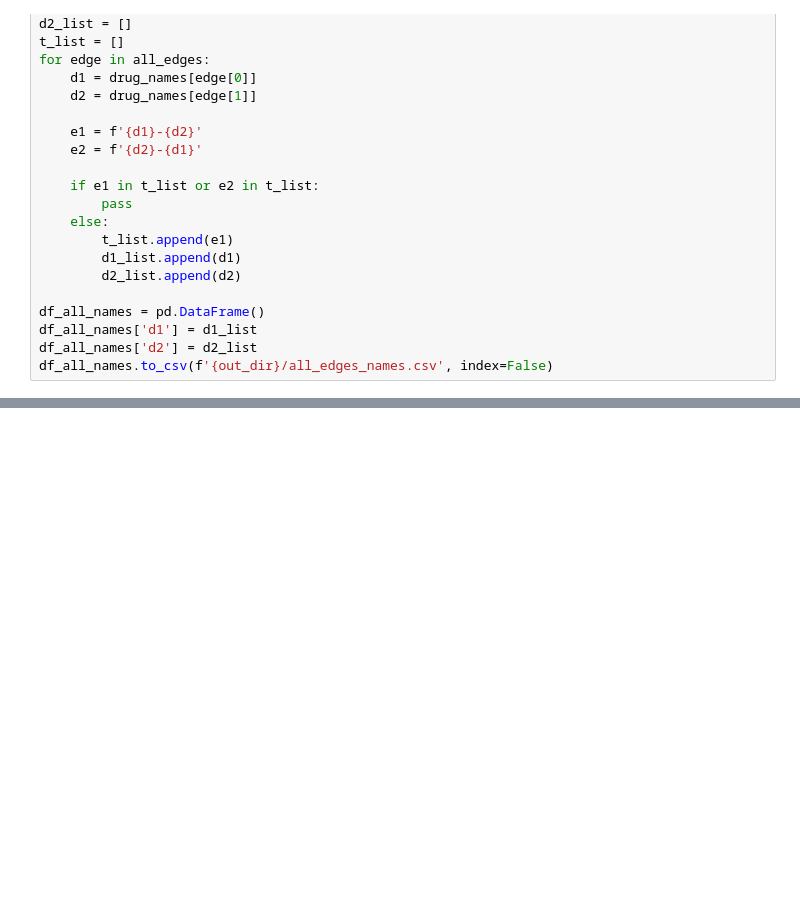
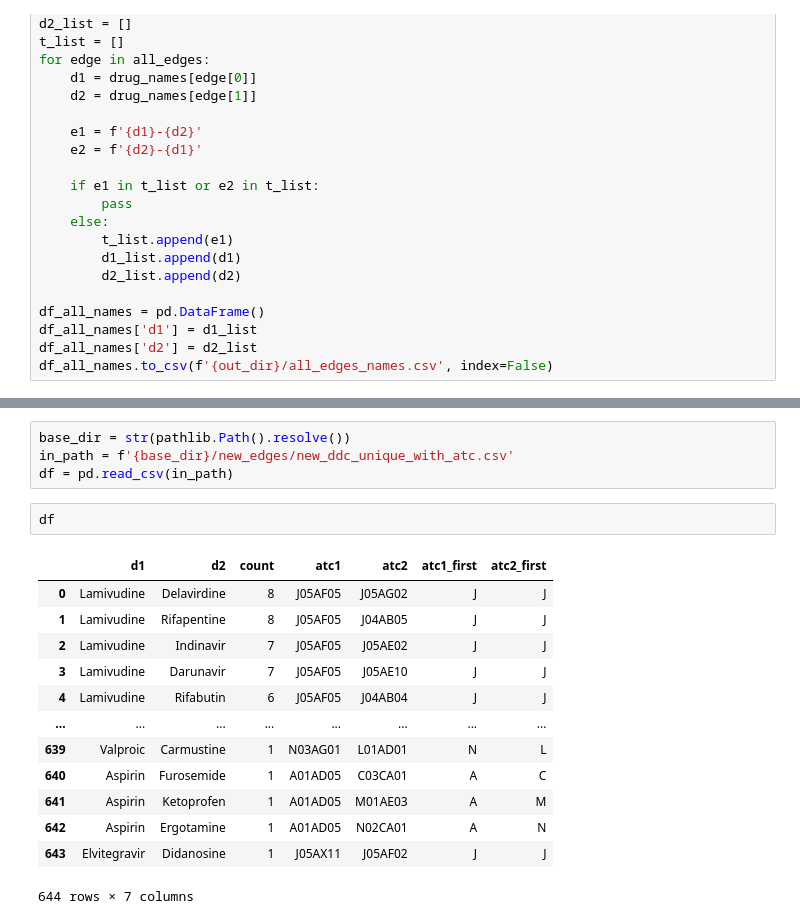
Before and after one commit to sinaziaee/DComG, a Jupyter notebook: temp.ipynb, the cells around one changed output, grey strips where cells are left out. Cells and saved outputs as stored; diff of their text form; blank space fills up the shorter version.

```diff
--- a/temp.ipynb
+++ b/temp.ipynb
@@ -164,0 +225,20 @@ df_all_names.to_csv(f'{out_dir}/all_edges_names.csv', index=False)
+# %%
+base_dir = str(pathlib.Path().resolve())
+in_path = f'{base_dir}/new_edges/new_ddc_unique_with_atc.csv'
+df = pd.read_csv(in_path)
+# %%
+df
+# %% [output]
+|  | d1 | d2 | count | atc1 | atc2 | atc1_first | atc2_first |
+| 0 | Lamivudine | Delavirdine | 8 | J05AF05 | J05AG02 | J | J |
+| 1 | Lamivudine | Rifapentine | 8 | J05AF05 | J04AB05 | J | J |
+| 2 | Lamivudine | Indinavir | 7 | J05AF05 | J05AE02 | J | J |
+| 3 | Lamivudine | Darunavir | 7 | J05AF05 | J05AE10 | J | J |
+| 4 | Lamivudine | Rifabutin | 6 | J05AF05 | J04AB04 | J | J |
+| ... | ... | ... | ... | ... | ... | ... | ... |
+| 639 | Valproic | Carmustine | 1 | N03AG01 | L01AD01 | N | L |
+| 640 | Aspirin | Furosemide | 1 | A01AD05 | C03CA01 | A | C |
+| 641 | Aspirin | Ketoprofen | 1 | A01AD05 | M01AE03 | A | M |
+| 642 | Aspirin | Ergotamine | 1 | A01AD05 | N02CA01 | A | N |
+| 643 | Elvitegravir | Didanosine | 1 | J05AX11 | J05AF02 | J | J |
+644 rows × 7 columns
```
Also changed, not shown: parts of 8 cells of this notebook, 7 other files.
